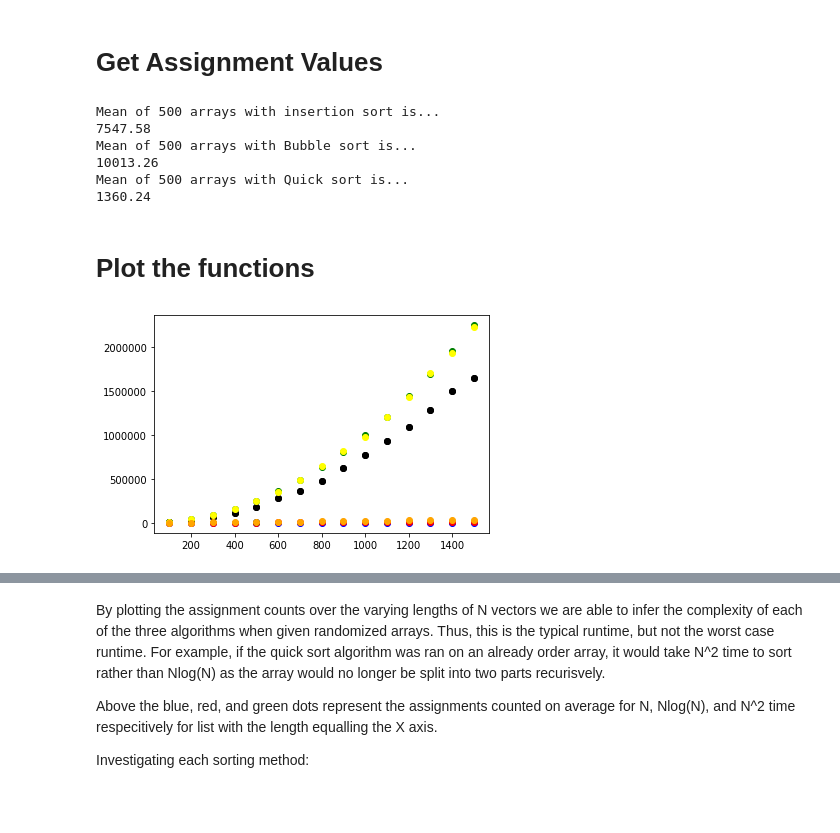
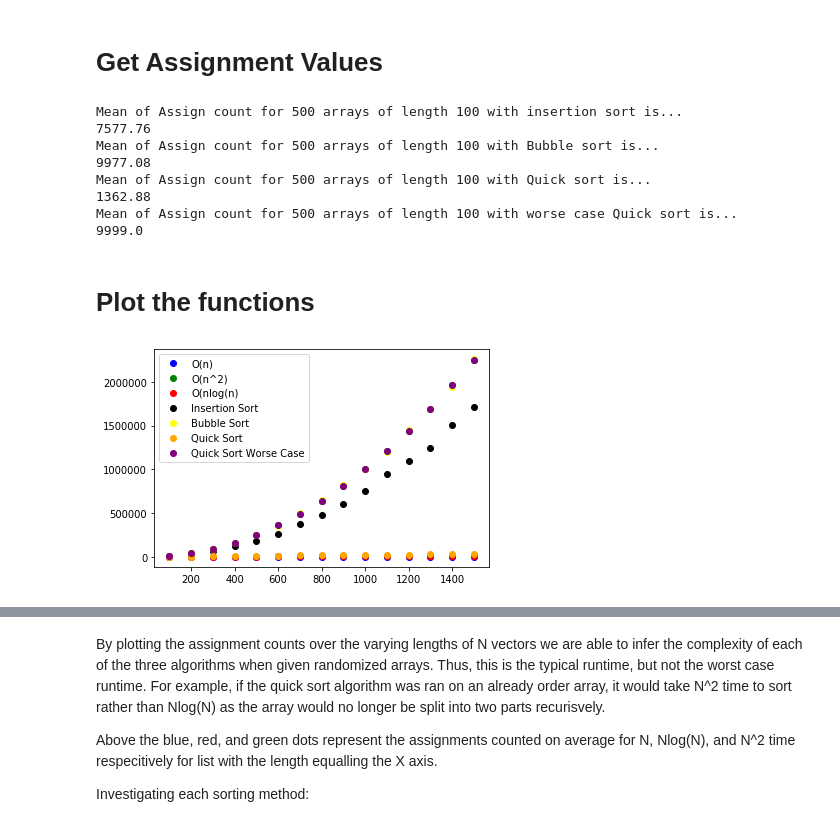
Before and after one commit to enrach21/example, a Jupyter notebook: example/.ipynb, the cells around one changed output, grey strips where cells are left out. Cells and saved outputs as stored; diff of their text form; code cells hidden in the pictures.

```diff
--- a/example/.ipynb
+++ b/example/.ipynb
@@ -147,6 +234,7 @@ N2Y = np.array([])
 for i in X:
     N2Y = np.append(N2Y, (i*i))
 
+# Insertions
 Insertion_Y = np.array([])
 for i in X:
     Array = np.random.rand(i)
@@ -155,11 +243,11 @@ Insertion_Z = np.array([])
 for j in Z:
     Insertion_Z = np.append(Insertion_Z, insertion_sort(j)[1])
 Insertion_Z = np.mean(Insertion_Z)
-print("Mean of 500 arrays of length 100 with insertion sort is...")
+print("Mean of Assign count for 500 arrays of length 100 with insertion sort is...")
 print(Insertion_Z)
 
-X = np.arange(100,1600,100) # Remake so that it is not sorted
-Z = np.random.rand(100, 100)
+# Bubble
+Z = np.random.rand(100, 100) # Remake so it isn't sorted
 
 Bubble_Y = np.array([])
 for i in X:
@@ -169,38 +257,49 @@ Bubble_Z = np.array([])
 for j in Z:
     Bubble_Z = np.append(Bubble_Z, bubbleSort(j)[1])
 Bubble_Z = np.mean(Bubble_Z)
-print("Mean of 500 arrays of length 100 with Bubble sort is...")
+print("Mean of Assign count for 500 arrays of length 100 with Bubble sort is...")
 print(Bubble_Z)
 
-X = np.arange(100,1600,100) # Remake so that it is not sorted
-Z = np.random.rand(100, 100)
+# Quick Sort
+Z = np.random.rand(100, 100) #Remake so that it is not sorted
 
 Quick_Y = np.array([])
+Quick_Y_Bad = np.array([])
 for i in X:
     Array = np.random.rand(i)
     Quick_Y = np.append(Quick_Y,  quicksort_Assign(Array))
+    Quick_Y_Bad = np.append(Quick_Y_Bad,  quicksort_Assign(quicksort(Array)))
 Quick_Z = np.array([])
+Quick_Z_Bad = np.array([])
 for j in Z:
     Quick_Z = np.append(Quick_Z, quicksort_Assign(j))
+    Quick_Z_Bad = np.append(Quick_Z_Bad, quicksort_Assign(quicksort(j)))
 Quick_Z = np.mean(Quick_Z)
-print("Mean of 500 arrays of length 100 with Quick sort is...")
+Quick_Z_Bad = np.mean(Quick_Z_Bad)
+print("Mean of Assign count for 500 arrays of length 100 with Quick sort is...")
 print(Quick_Z)
+print("Mean of Assign count for 500 arrays of length 100 with worse case Quick sort is...")
+print(Quick_Z_Bad)
 # %% [output]
-Mean of 500 arrays with insertion sort is...
-7547.58
-Mean of 500 arrays with Bubble sort is...
-10013.26
-Mean of 500 arrays with Quick sort is...
-1360.24
+Mean of Assign count for 500 arrays of length 100 with insertion sort is...
+7577.76
+Mean of Assign count for 500 arrays of length 100 with Bubble sort is...
+9977.08
+Mean of Assign count for 500 arrays of length 100 with Quick sort is...
+1362.88
+Mean of Assign count for 500 arrays of length 100 with worse case Quick sort is...
+9999.0
 # %% [markdown]
 # Plot the functions
 # %%
 plt.plot(X, N_Y, 'o', color='blue', label='O(n)')
 plt.plot(X, N2Y, 'o', color='green', label='O(n^2)')
 plt.plot(X, N_logN_Y, 'o', color='red', label='O(nlog(n)')
 plt.plot(X, Insertion_Y, 'o', color='black', label='Insertion Sort')
 plt.plot(X, Bubble_Y, 'o', color='yellow', label='Bubble Sort')
 plt.plot(X, Quick_Y, 'o', color='orange', label='Quick Sort')
+plt.plot(X, Quick_Y_Bad, 'o', color='purple', label='Quick Sort Worse Case')
+plt.legend()
 plt.show()
 # %% [output]
-[figure, old version]
+[figure, new version]
```
Also changed, not shown: parts of 16 cells of this notebook, 2 other files.
